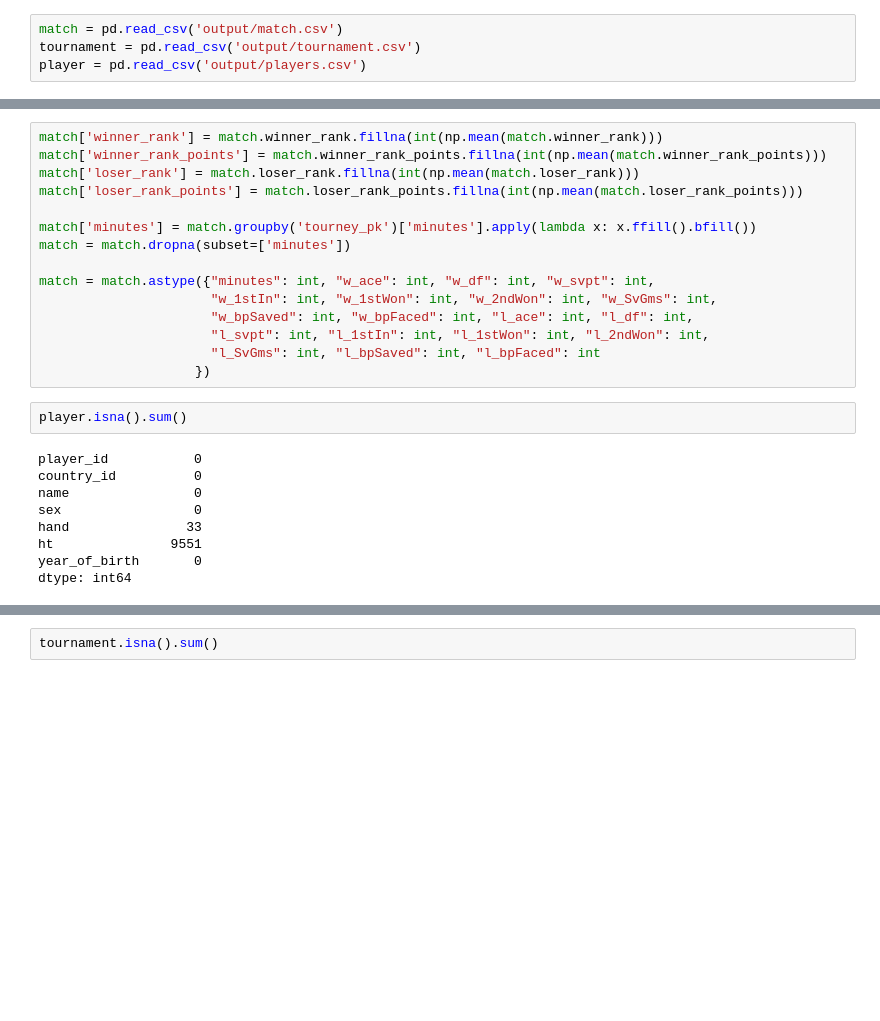
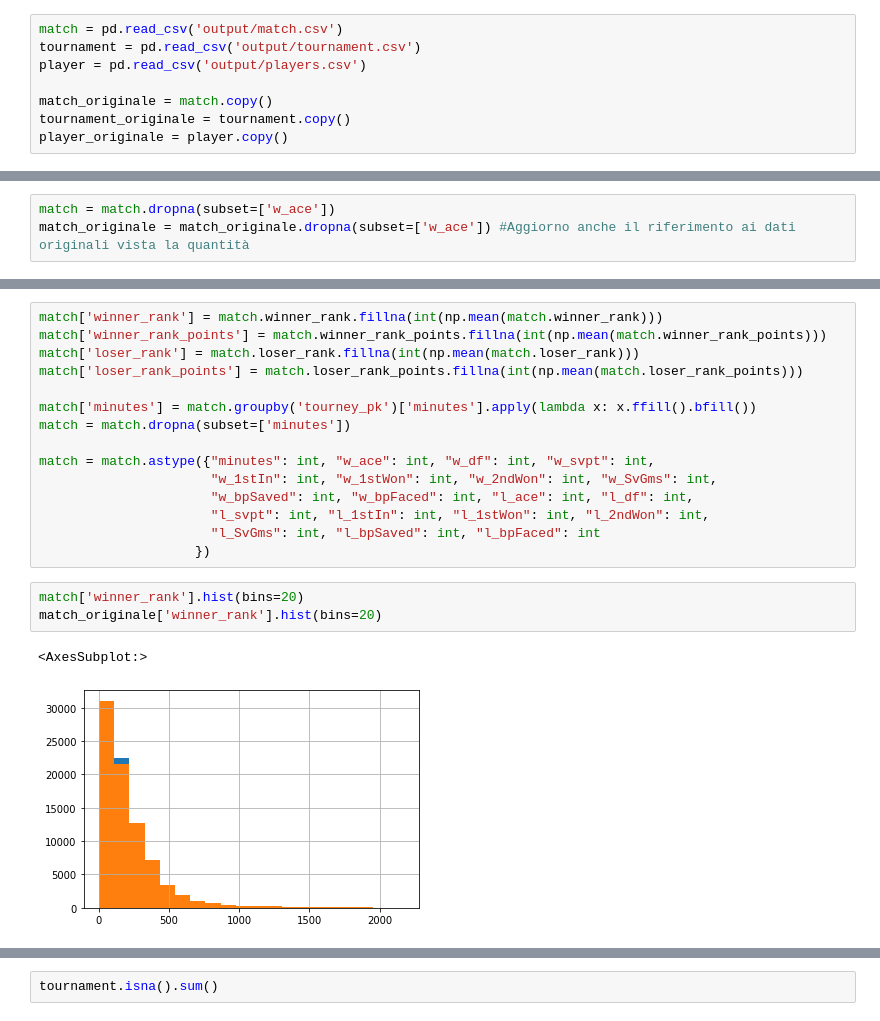
Before and after one commit to cri98li/Laboratory-of-Data-Science, a Jupyter notebook: Gruppo/Parte 1 - 13-11-2021/Missing values.ipynb, the cells around one changed output, grey strips where cells are left out. Saved outputs shown, nothing was run; the diff lists cells and outputs as text; blank space fills up the shorter version.

```diff
--- a/Gruppo/Parte 1 - 13-11-2021/Missing values.ipynb
+++ b/Gruppo/Parte 1 - 13-11-2021/Missing values.ipynb
@@ -5,6 +7,10 @@ import numpy as np
 match = pd.read_csv('output/match.csv')
 tournament = pd.read_csv('output/tournament.csv')
 player = pd.read_csv('output/players.csv')
+
+match_originale = match.copy()
+tournament_originale = tournament.copy()
+player_originale = player.copy()
 # %%
 match.isna().sum()
 # %% [output]
@@ -43,3 +49,6 @@ match = match.dropna(subset=['w_ace'])
+# %%
+match = match.dropna(subset=['w_ace'])
+match_originale = match_originale.dropna(subset=['w_ace']) #Aggiorno anche il riferimento ai dati originali vista la quantità
 # %%
 match.isna().sum()
 # %% [output]
@@ -75,14 +86,9 @@ match = match.astype({"minutes": int, "w_ace": int, "w_df": int, "w_svpt": int,
                       "l_svpt": int, "l_1stIn": int, "l_1stWon": int, "l_2ndWon": int,
                       "l_SvGms": int, "l_bpSaved": int, "l_bpFaced": int
                     })
-# %%
-player.isna().sum()
-# %% [output]
-player_id           0
-country_id          0
-name                0
-sex                 0
-hand               33
-ht               9551
-year_of_birth       0
-dtype: int64
+# %%
+match['winner_rank'].hist(bins=20)
+match_originale['winner_rank'].hist(bins=20)
+# %% [output]
+<AxesSubplot:>
+[figure, added]
```
Also changed, not shown: parts of 19 cells of this notebook.
